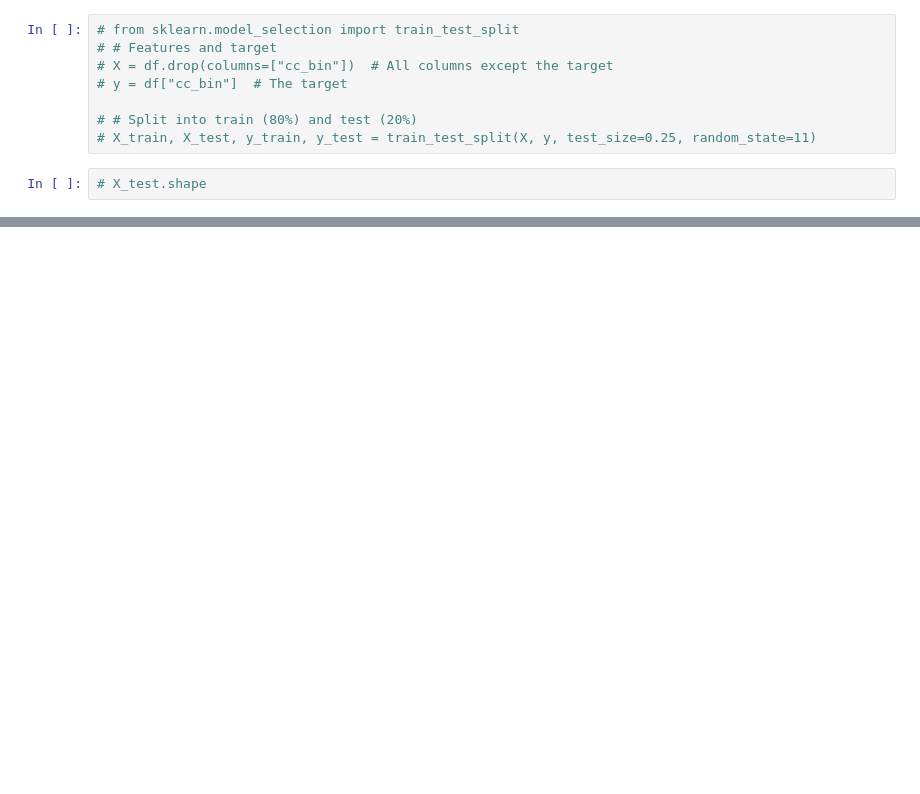
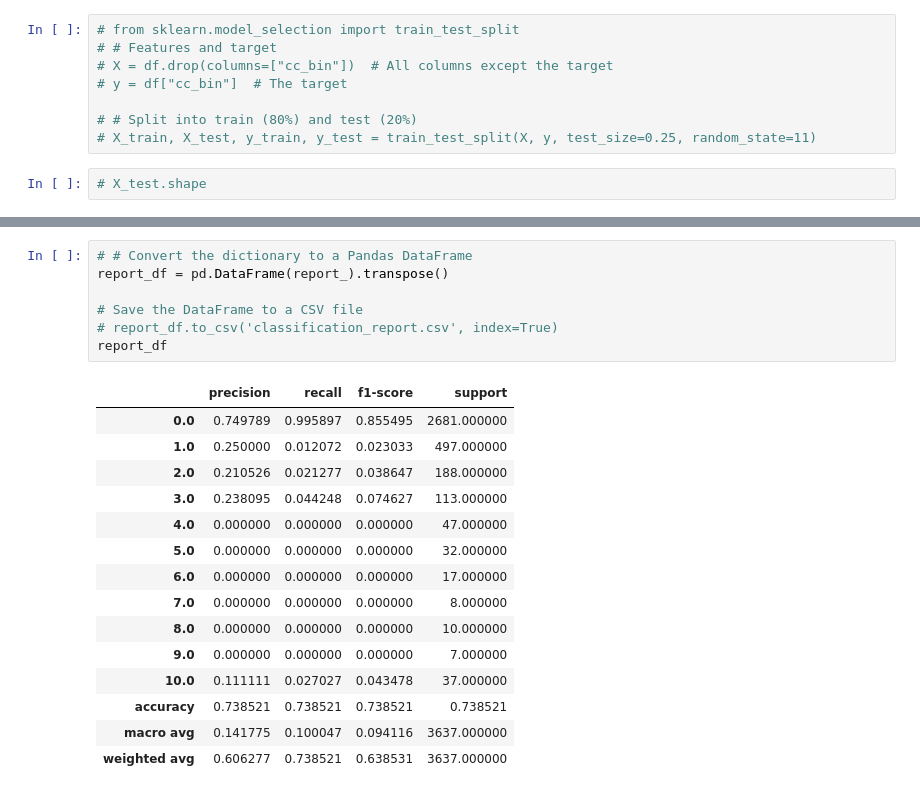
Before and after one commit to kaorat/DSDE_project_2024, a Jupyter notebook: ML_1_gan.ipynb, the cells around one changed output, grey strips where cells are left out. Saved outputs shown, nothing was run; the diff lists cells and outputs as text; blank space fills up the shorter version.

```diff
--- a/ML_1_gan.ipynb
+++ b/ML_1_gan.ipynb
@@ -214 +226,24 @@ weighted avg       0.45      0.51      0.45       486
+# %%
+# # Convert the dictionary to a Pandas DataFrame
+report_df = pd.DataFrame(report_).transpose()
+
+# Save the DataFrame to a CSV file
+# report_df.to_csv('classification_report.csv', index=True)
+report_df
+# %% [output]
+|  | precision | recall | f1-score | support |
+| 0.0 | 0.749789 | 0.995897 | 0.855495 | 2681.000000 |
+| 1.0 | 0.250000 | 0.012072 | 0.023033 | 497.000000 |
+| 2.0 | 0.210526 | 0.021277 | 0.038647 | 188.000000 |
+| 3.0 | 0.238095 | 0.044248 | 0.074627 | 113.000000 |
+| 4.0 | 0.000000 | 0.000000 | 0.000000 | 47.000000 |
+| 5.0 | 0.000000 | 0.000000 | 0.000000 | 32.000000 |
+| 6.0 | 0.000000 | 0.000000 | 0.000000 | 17.000000 |
+| 7.0 | 0.000000 | 0.000000 | 0.000000 | 8.000000 |
+| 8.0 | 0.000000 | 0.000000 | 0.000000 | 10.000000 |
+| 9.0 | 0.000000 | 0.000000 | 0.000000 | 7.000000 |
+| 10.0 | 0.111111 | 0.027027 | 0.043478 | 37.000000 |
+| accuracy | 0.738521 | 0.738521 | 0.738521 | 0.738521 |
+| macro avg | 0.141775 | 0.100047 | 0.094116 | 3637.000000 |
+| weighted avg | 0.606277 | 0.738521 | 0.638531 | 3637.000000 |
 # %%
```
Also changed, not shown: parts of 11 cells of this notebook, 1 other file.
